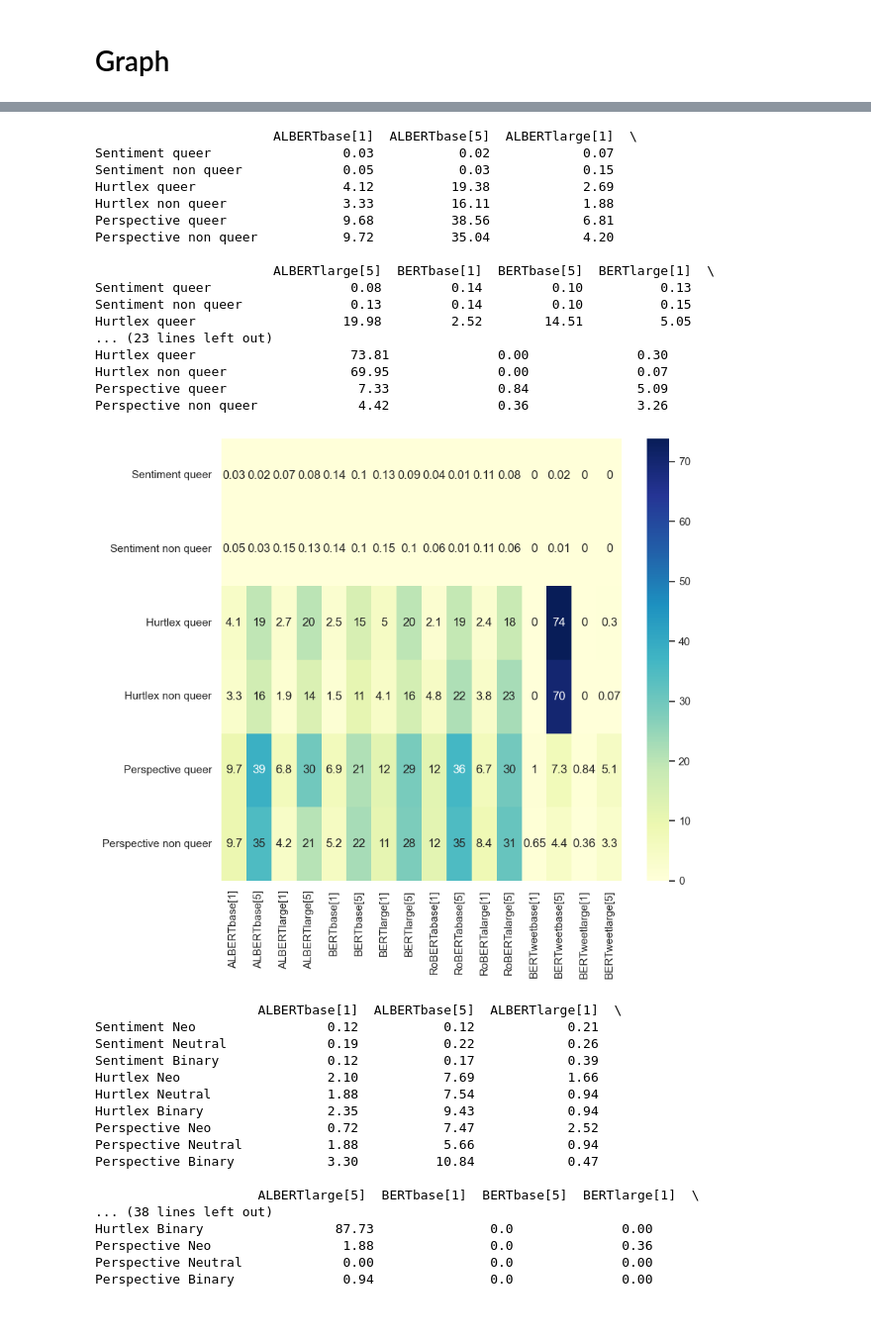
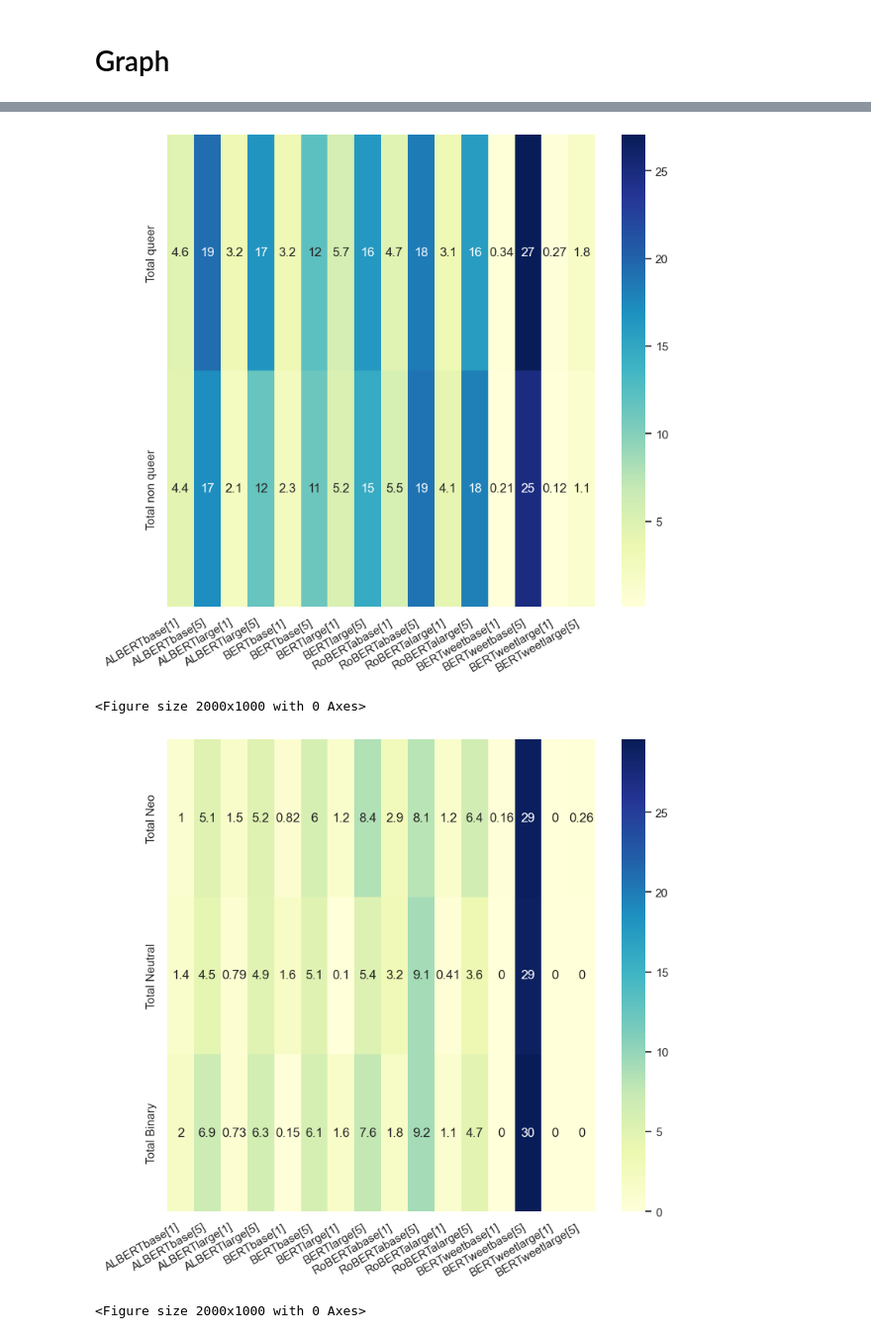
Before and after one commit to MaeSosto/QueerBench, a Jupyter notebook: src/queer_graph.ipynb, the cells around one changed output, grey strips where cells are left out. Shown at 99% size. Drawn from its saved outputs; the diff is of its cells as text; code cells hidden in the pictures.

```diff
--- a/src/queer_graph.ipynb
+++ b/src/queer_graph.ipynb
@@ -410,67 +407,40 @@ def term_graph_score(final = False):
     # prints data that will be plotted
     # columns shown here are selected by corr() since
     # they are ideal for the plot
     #print(data)
 
     # plotting correlation heatmap
     sb.set (rc = {'figure.figsize':(9, 8)})
     dataplot = sb.heatmap(data, cmap="YlGnBu", annot=True)
+    plt.xticks(rotation=30)
+    plt.setp(dataplot.xaxis.get_majorticklabels(), ha='right')
     plt.figure(figsize=(20,10))
     # displaying heatmap
     plt.show()
 
 def pronouns_graph_score(final = False):
     # import file with data
     data = pd.read_csv(RESULTS_PATH+'total_score_pronouns.csv', sep=";", index_col=[0])
     data = (data[:9] if final == False else data[9:])
     # prints data that will be plotted
     # columns shown here are selected by corr() since
     # they are ideal for the plot
     #print(data)
 
     # plotting correlation heatmap
     sb.set (rc = {'figure.figsize':(9, 8)})
     dataplot = sb.heatmap(data, cmap="YlGnBu", annot=True)
 
+    plt.xticks(rotation=30)
+    plt.setp(dataplot.xaxis.get_majorticklabels(), ha='right')
     # displaying heatmap
     plt.figure(figsize=(20,10))
     plt.show()
 
-term_graph_score()
-pronouns_graph_score()
+term_graph_score(True)
+pronouns_graph_score(True)
 # %% [output]
+[figure, new version]
-                       ALBERTbase[1]  ALBERTbase[5]  ALBERTlarge[1]  \
-Sentiment queer                 0.03           0.02            0.07
-Sentiment non queer             0.05           0.03            0.15
-Hurtlex queer                   4.12          19.38            2.69
-Hurtlex non queer               3.33          16.11            1.88
-Perspective queer               9.68          38.56            6.81
-Perspective non queer           9.72          35.04            4.20
-
-                       ALBERTlarge[5]  BERTbase[1]  BERTbase[5]  BERTlarge[1]  \
-Sentiment queer                  0.08         0.14         0.10          0.13
-Sentiment non queer              0.13         0.14         0.10          0.15
-Hurtlex queer                   19.98         2.52        14.51          5.05
-... (23 lines left out)
-Hurtlex queer                    73.81              0.00              0.30
-Hurtlex non queer                69.95              0.00              0.07
-Perspective queer                 7.33              0.84              5.09
-Perspective non queer             4.42              0.36              3.26
+<Figure size 2000x1000 with 0 Axes>
-[figure, old version]
+[figure, new version]
-                     ALBERTbase[1]  ALBERTbase[5]  ALBERTlarge[1]  \
-Sentiment Neo                 0.12           0.12            0.21
-Sentiment Neutral             0.19           0.22            0.26
-Sentiment Binary              0.12           0.17            0.39
-Hurtlex Neo                   2.10           7.69            1.66
-Hurtlex Neutral               1.88           7.54            0.94
-Hurtlex Binary                2.35           9.43            0.94
-Perspective Neo               0.72           7.47            2.52
-Perspective Neutral           1.88           5.66            0.94
-Perspective Binary            3.30          10.84            0.47
-
-                     ALBERTlarge[5]  BERTbase[1]  BERTbase[5]  BERTlarge[1]  \
-... (38 lines left out)
-Hurtlex Binary                 87.73               0.0              0.00
-Perspective Neo                 1.88               0.0              0.36
-Perspective Neutral             0.00               0.0              0.00
-Perspective Binary              0.94               0.0              0.00
+<Figure size 2000x1000 with 0 Axes>
```
Also changed, not shown: parts of 6 cells of this notebook, 15 other files.
